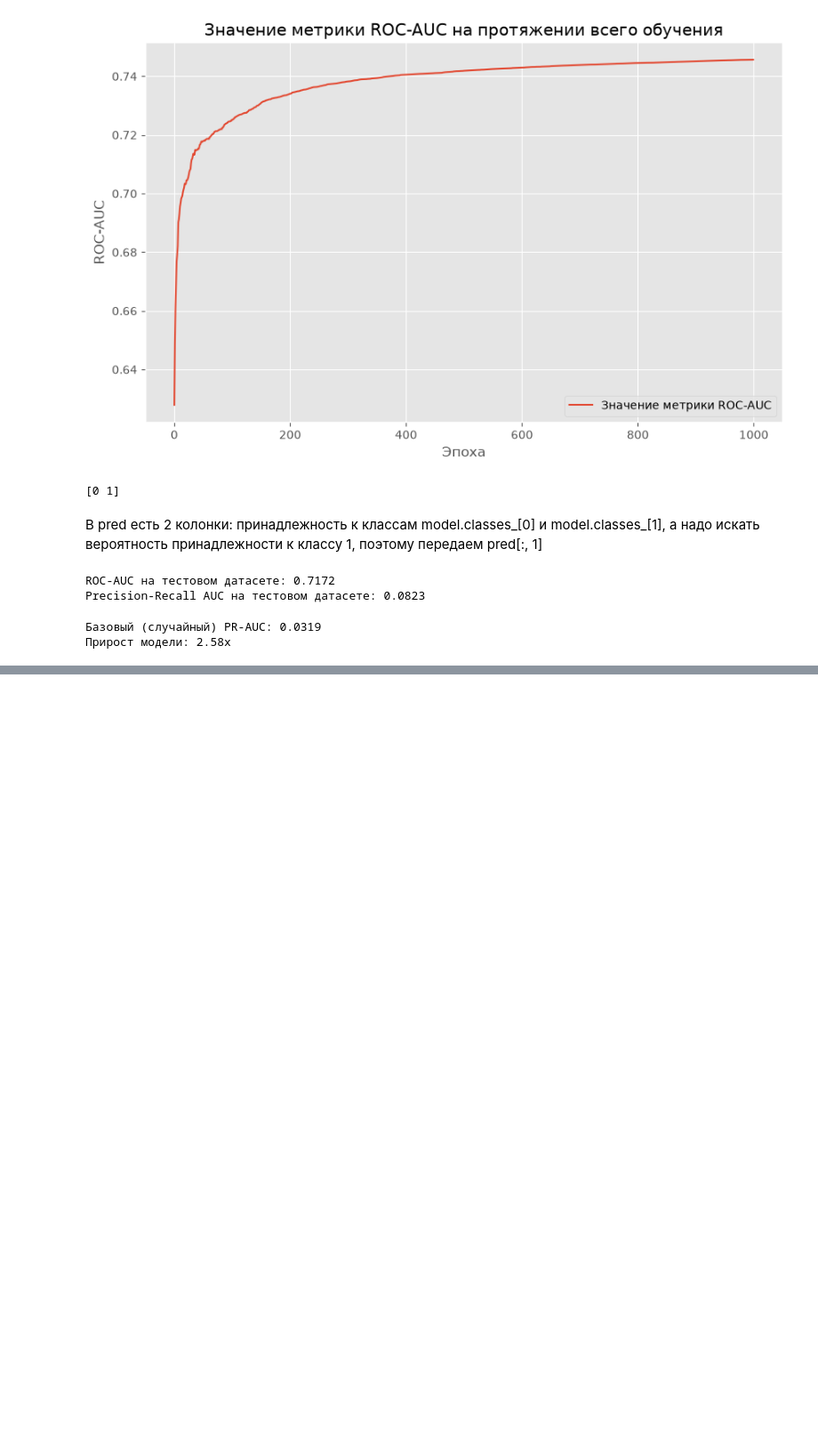
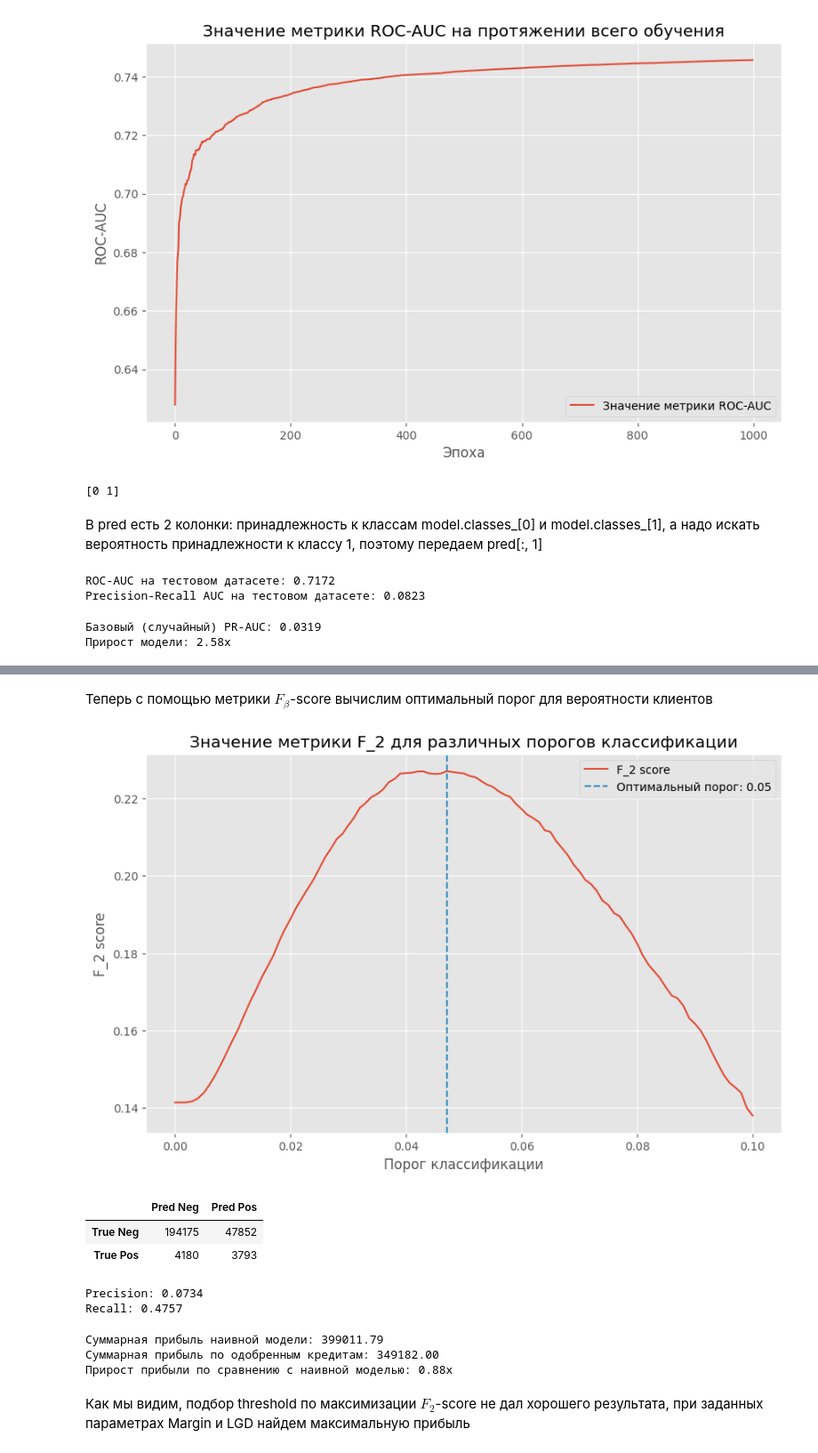
Before and after one commit to vitiatia/ML-Scorring, a Jupyter notebook: notebooks/model.ipynb, the cells around one changed output, grey strips where cells are left out. Shown at 89% size. Cells and saved outputs as stored; diff of their text form; code cells hidden in the pictures; blank space fills up the shorter version.

```diff
--- a/notebooks/model.ipynb
+++ b/notebooks/model.ipynb
@@ -124,0 +125,75 @@ plt.show()
+# %% [markdown]
+Теперь с помощью метрики $F_{\beta}$-score вычислим оптимальный порог для вероятности клиентов
+# %%
+from sklearn.metrics import precision_score, recall_score
+from tqdm import tqdm
+
+thresholds = np.arange(0.0, 0.101, 0.001) # Берем пороги от 0 до 0.1 с шагом 0.001, так как в нашем случае вероятность дефолта низкая, и мы хотим поймать как можно больше дефолтов
+
+beta = 2  # задаем значение beta для F-beta score
+history_th, history_f_beta = [], []
+
+for th in tqdm(thresholds):
+    pred_th = (model.predict_proba(test_pool)[:, 1] >= th).astype(int)
+    p, r = precision_score(df_test['flag'], pred_th), recall_score(df_test['flag'], pred_th)
+    f_beta = (1 + beta ** 2) * (p * r) / ((beta ** 2 * p) + r)
+    history_th.append(th)
+    history_f_beta.append(f_beta)
+# %%
+plt.figure(figsize=(10, 6))
+sns.lineplot(x=history_th, y=history_f_beta, color='C0', label=f'F_{beta} score')
+
+max_index = np.argmax(history_f_beta)
+max_threshold = history_th[max_index]
+plt.axvline(x=max_threshold, color='C1', linestyle='--', label=f'Оптимальный порог: {max_threshold:.2f}')
+
+plt.legend()
+plt.title(f'Значение метрики F_{beta} для различных порогов классификации')
+plt.xlabel('Порог классификации')
+plt.ylabel(f'F_{beta} score')
+plt.show()
+# %% [output]
+[figure, added]
+# %%
+from sklearn.metrics import confusion_matrix
+
+pred = (model.predict_proba(test_pool)[:, 1] >= max_threshold).astype(int)
+cm = confusion_matrix(df_test['flag'], pred)
+display(pd.DataFrame(cm, index=['True Neg', 'True Pos'], columns=['Pred Neg', 'Pred Pos']))
+# %% [output]
+|  | Pred Neg | Pred Pos |
+| True Neg | 194175 | 47852 |
+| True Pos | 4180 | 3793 |
+# %%
+from sklearn.metrics import precision_score, recall_score
+p, r = precision_score(df_test['flag'], pred), recall_score(df_test['flag'], pred)
+print(f"Precision: {p:.4f}")
+print(f"Recall: {r:.4f}")
+# %% [output]
+Precision: 0.0734
+Recall: 0.4757
+# %%
+lgd, margin = 0.75, 0.12 # Задаем значения LGD и маржи для расчета прибыли (LGD - Loss Given Default, маржа - доходность по кредиту)
+
+df_lim = df_test[['pre_loans_credit_limit_max', 'flag']].copy()
+df_lim['pre_loans_credit_limit_max'] = df_lim['pre_loans_credit_limit_max'] + 1 # чтобы учитывать тех, у кого кредитный лимит равен 0, добавляем 1 к кредитному лимиту
+
+mask = df_lim['flag'] == 1
+df_lim.loc[mask, 'pre_loans_credit_limit_max'] *= -lgd
+df_lim.loc[~mask, 'pre_loans_credit_limit_max'] *= margin
+
+pred_class = (pred > max_threshold).astype(int)
+df_lim['pred'] = pred_class
+
+sum_base = df_lim['pre_loans_credit_limit_max'].sum() # Наивная модель - берем все кредиты, не делаем предсказаний
+sum_profit = df_lim.loc[df_lim['pred'] == 0, 'pre_loans_credit_limit_max'].sum() # Модель - берем только те кредиты, которые модель предсказала как не дефолтные
+
+print(f"Суммарная прибыль наивной модели: {sum_base:.2f}")
+print(f"Суммарная прибыль по одобренным кредитам: {sum_profit:.2f}")
+print(f"Прирост прибыли по сравнению с наивной моделью: {sum_profit / sum_base:.2f}x")
+# %% [output]
+Суммарная прибыль наивной модели: 399011.79
+Суммарная прибыль по одобренным кредитам: 349182.00
+Прирост прибыли по сравнению с наивной моделью: 0.88x
+# %% [markdown]
+Как мы видим, подбор threshold по максимизации $F_{2}$-score не дал хорошего результата, при заданных параметрах Margin и LGD найдем максимальную прибыль
```
Also changed, not shown: parts of 4 cells of this notebook.
